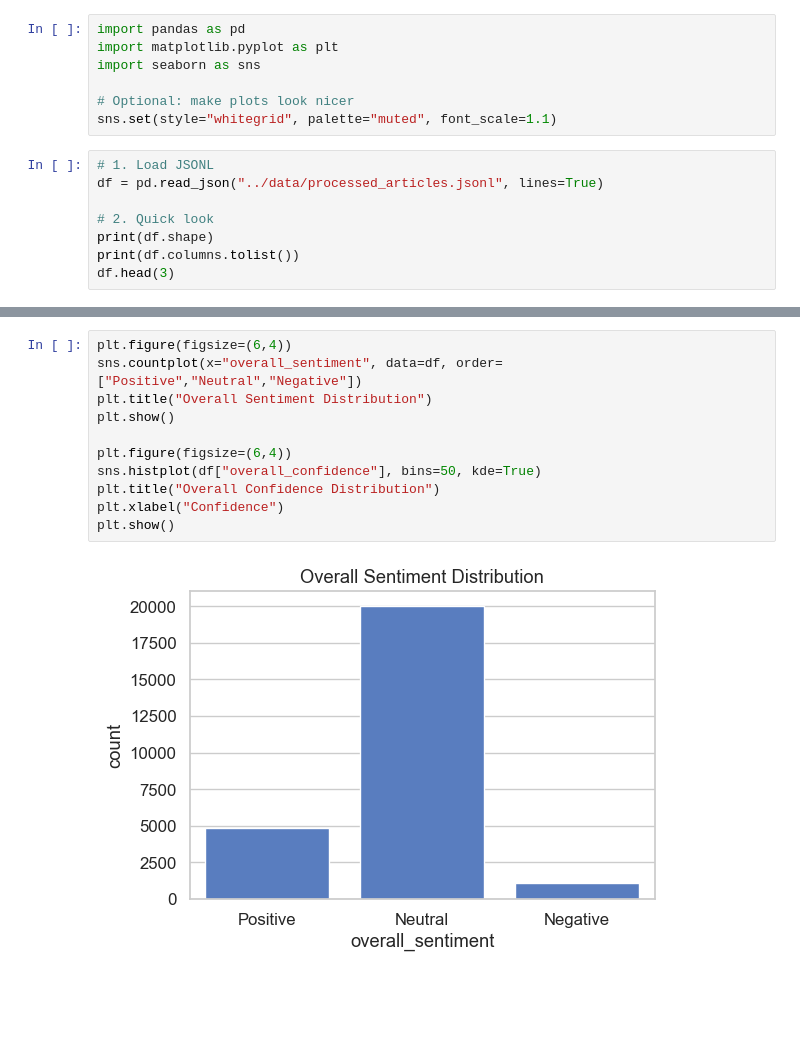
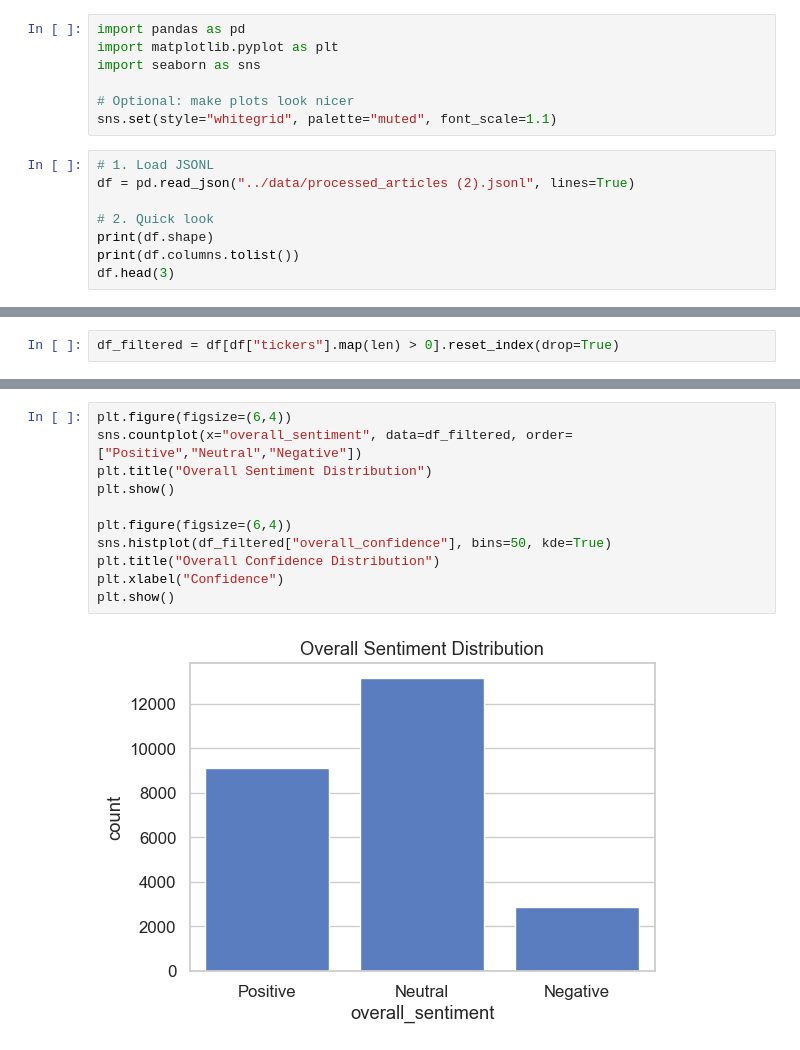
Before and after one commit to Roee104/FinancialSentimentAnalysis, a Jupyter notebook: notebooks/02_EDA_enriched.ipynb, the cells around one changed output, grey strips where cells are left out. Cells and saved outputs as stored; diff of their text form; blank space fills up the shorter version.

```diff
--- a/notebooks/02_EDA_enriched.ipynb
+++ b/notebooks/02_EDA_enriched.ipynb
@@ -7,7 +7,7 @@ import seaborn as sns
 sns.set(style="whitegrid", palette="muted", font_scale=1.1)
 # %%
 # 1. Load JSONL
-df = pd.read_json("../data/processed_articles.jsonl", lines=True)
+df = pd.read_json("../data/processed_articles (2).jsonl", lines=True)
 
 # 2. Quick look
 print(df.shape)
@@ -38,3 +36,5 @@ Name: tickers, Length: 25963, dtype: object
+# %%
+df_filtered = df[df["tickers"].map(len) > 0].reset_index(drop=True)
 # %%
 # 3. Column types + missingness
 schema = pd.DataFrame({
@@ -54,14 +54,14 @@ schema
 | sectors | sectors | object | 0 | 0.0 |
 # %%
 plt.figure(figsize=(6,4))
-sns.countplot(x="overall_sentiment", data=df, order=["Positive","Neutral","Negative"])
+sns.countplot(x="overall_sentiment", data=df_filtered, order=["Positive","Neutral","Negative"])
 plt.title("Overall Sentiment Distribution")
 plt.show()
 
 plt.figure(figsize=(6,4))
-sns.histplot(df["overall_confidence"], bins=50, kde=True)
+sns.histplot(df_filtered["overall_confidence"], bins=50, kde=True)
 plt.title("Overall Confidence Distribution")
 plt.xlabel("Confidence")
 plt.show()
 # %% [output]
-[figure, old version]
+[figure, new version]
```
Also changed, not shown: parts of 17 cells of this notebook, 5 other files.
